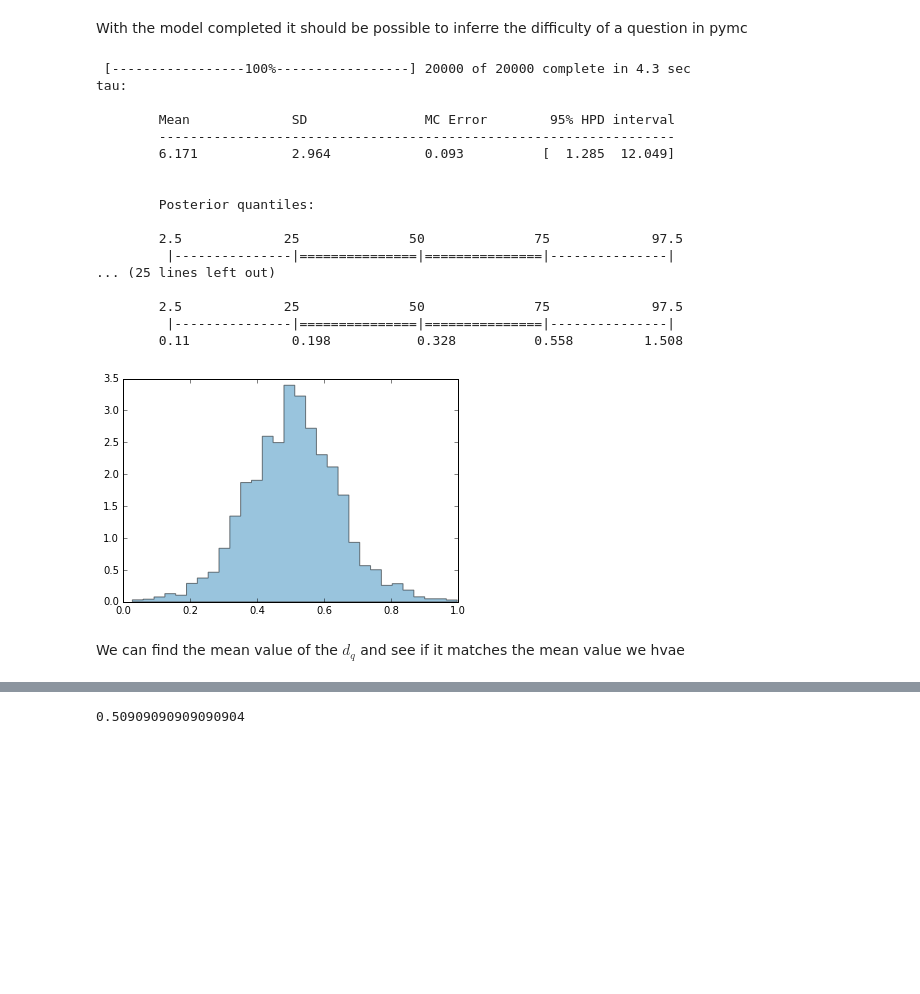
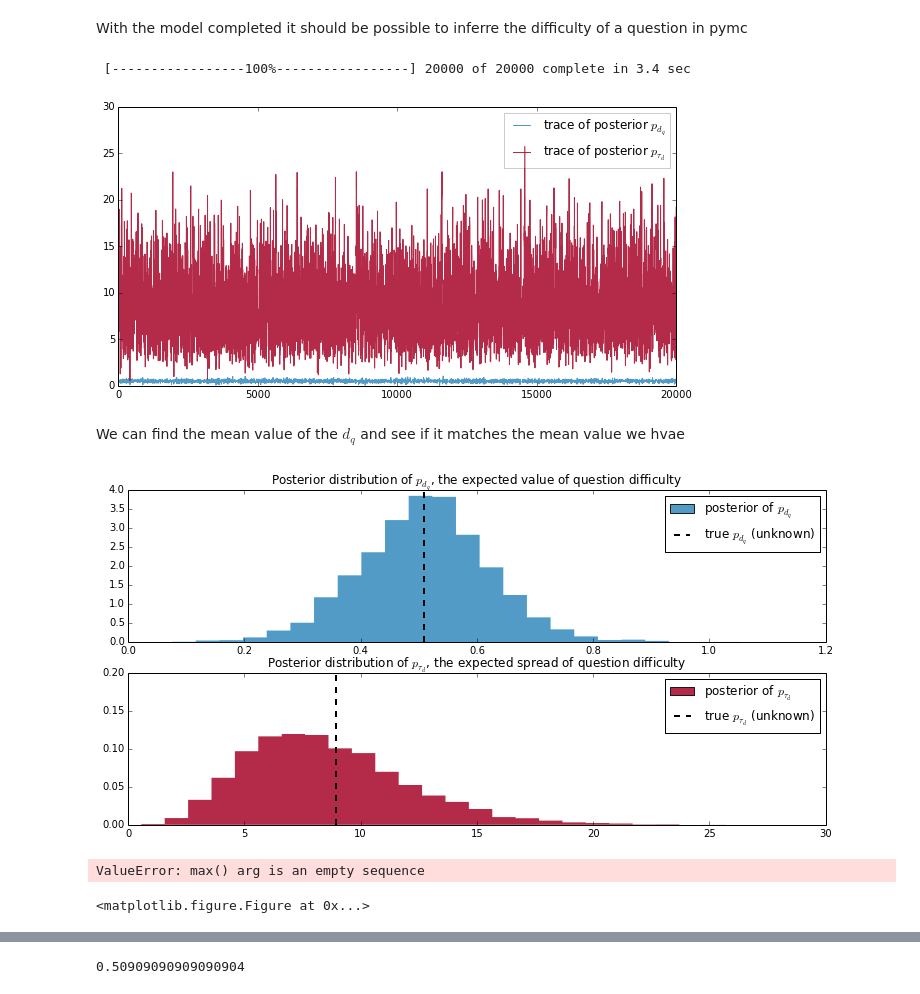
Before and after one commit to TomMalow/pymcmodels, a Jupyter notebook: Difficulty of questions.ipynb, the cells around one changed output, grey strips where cells are left out. Drawn from its saved outputs; the diff is of its cells as text; code cells hidden in the pictures; blank space fills up the shorter version.

```diff
--- a/Difficulty of questions.ipynb
+++ b/Difficulty of questions.ipynb
@@ -54,29 +56,44 @@ def difficulty_model(data):
     return mcmc
-# %%
-mcmc = difficulty_model(peergrade_value)
-mcmc.summary()
-p_trace = mcmc.trace("d_q")[:]
-plt.hist(p_trace, histtype="stepfilled", normed=True, alpha=0.5, bins=30,
-         label="d_q", color="#348ABD")
-plt.show()
-# %% [output]
- [-----------------100%-----------------] 20000 of 20000 complete in 4.3 sec
-tau:
-
-        Mean             SD               MC Error        95% HPD interval
-        ------------------------------------------------------------------
-        6.171            2.964            0.093          [  1.285  12.049]
-
-
-        Posterior quantiles:
-
-        2.5             25              50              75             97.5
-         |---------------|===============|===============|---------------|
-... (25 lines left out)
-
-        2.5             25              50              75             97.5
-         |---------------|===============|===============|---------------|
-        0.11             0.198           0.328          0.558         1.508
-[figure, removed]
+# %%
+mcmc = difficulty_model(peergrade_value)
+# %% [output]
+ [-----------------100%-----------------] 20000 of 20000 complete in 3.4 sec
+# %%
+figsize(10, 5)
+plt.plot(mcmc.trace('mu')[:],color="#348ABD",alpha=0.85,label=r'trace of posterior $p_{d_q}$')
+plt.plot(mcmc.trace('tau')[:],color="#A60628",alpha=0.85,label=r'trace of posterior $p_{\tau_d}$')
+leg = plt.legend()
+leg.get_frame().set_alpha(0.2)
+plt.show()
+# %% [output]
+[figure, added]
 # %% [markdown]
 We can find the mean value of the $d_q$ and see if it matches the mean value we hvae
+# %%
+figsize(12.5, 6)
+
+plt.subplot(2,1,1)
+
+plt.title(r'Posterior distribution of $p_{d_q}$, the expected value of question difficulty')
+mu_true = peergrade_value.mean()
+plt.vlines(mu_true, 0, 4.0, linestyle="--", linewidth=2, label=r'true $p_{d_q}$ (unknown)')
+plt.hist(mcmc.trace("mu")[:], bins=25, histtype="stepfilled", normed=True,color="#348ABD",
+         alpha=0.85,edgecolor = "none",label=r'posterior of $p_{d_q}$')
+plt.legend()
+plt.ylim(0,4)
+
+plt.subplot(2,1,2)
+
+plt.title(r'Posterior distribution of $p_{\tau_d}$, the expected spread of question difficulty')
+tau_true = 1.0 / np.square(peergrade_value.std())
+plt.vlines(tau_true, 0, 0.2, linestyle="--", linewidth=2, label=r'true $p_{\tau_d}$ (unknown)')
+plt.hist(mcmc.trace("tau")[:], bins=25, histtype="stepfilled", normed=True,color="#A60628",
+         alpha=0.85,edgecolor = "none",label=r'posterior of $p_{\tau_d}$')
+plt.legend()
+plt.ylim(0,0.2)
+plt.show()
+plt.tight_layout()
+# %% [output]
+[figure, added]
+ValueError: max() arg is an empty sequence
+<matplotlib.figure.Figure at 0x...>
```
Also changed, not shown: parts of 12 cells of this notebook, 2 other files.
